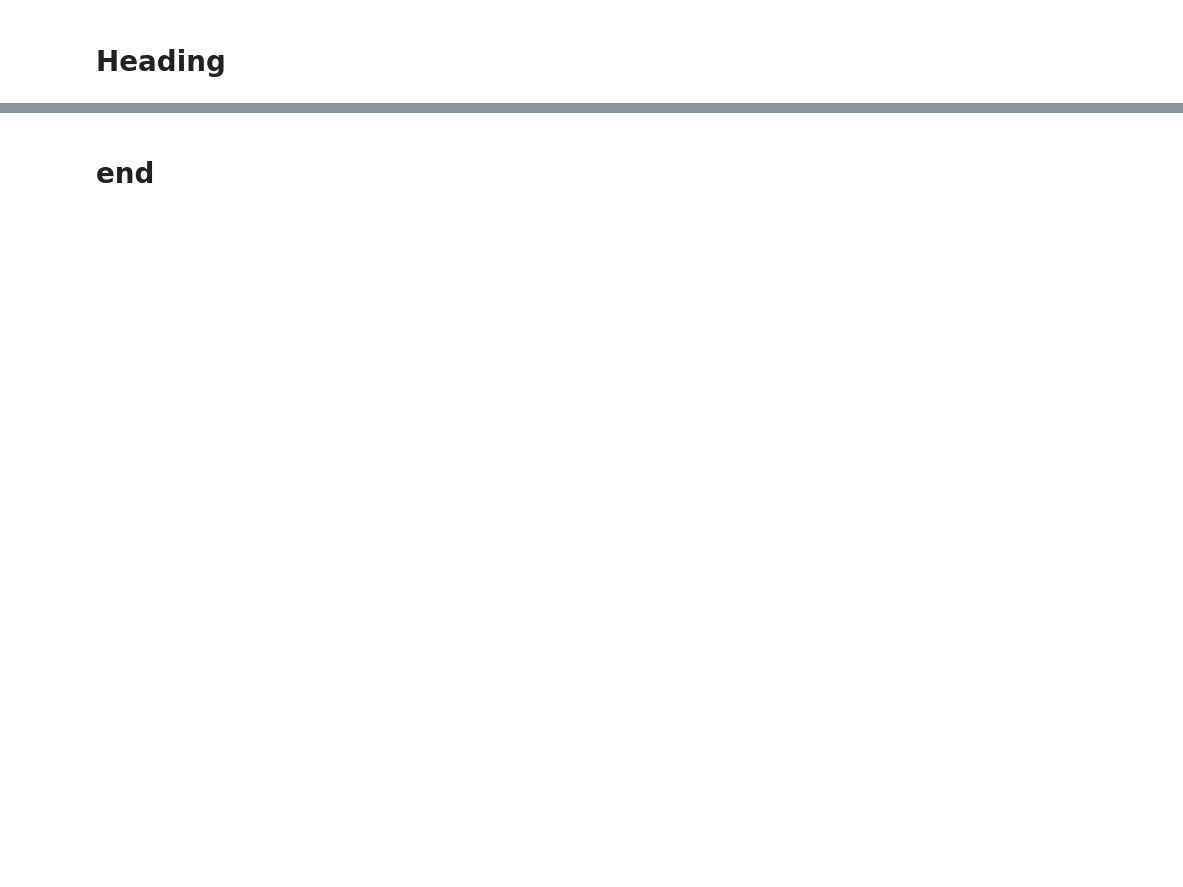
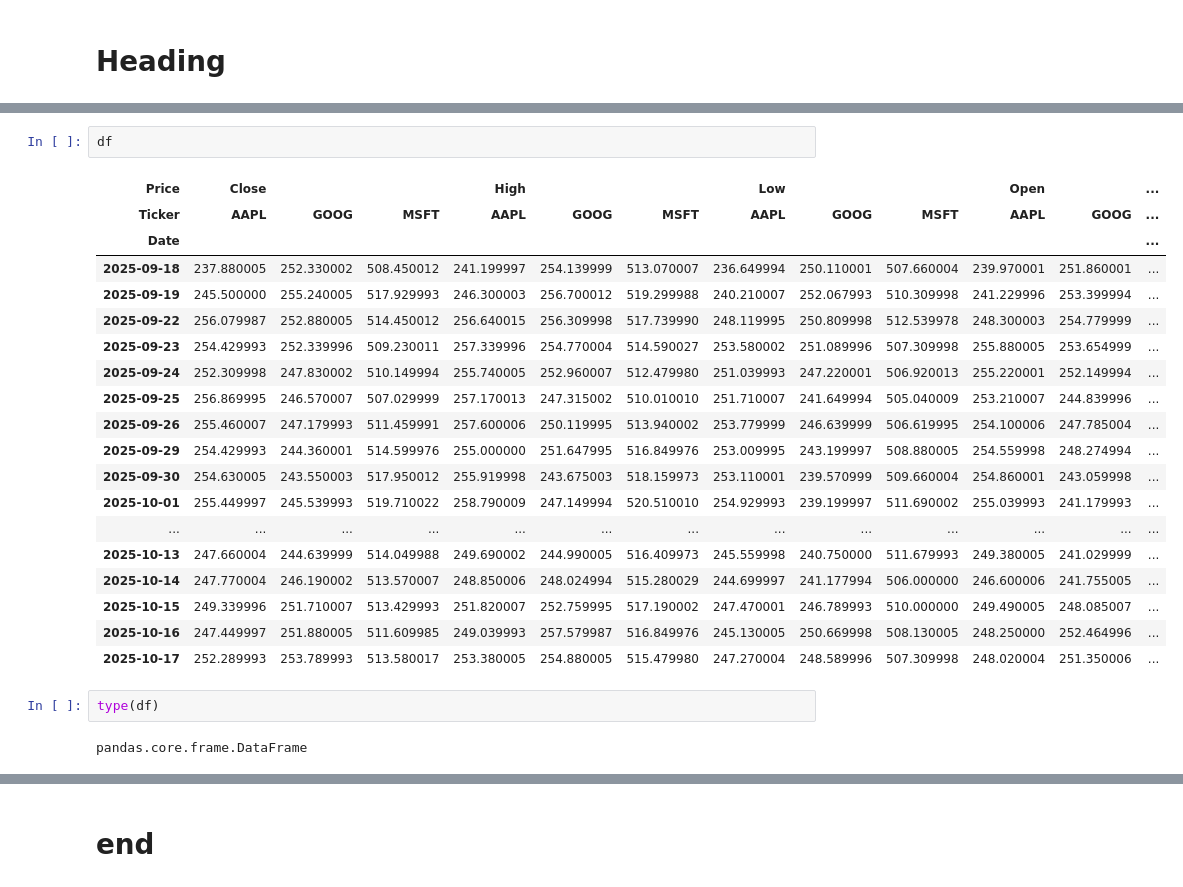
Before and after one commit to callagg2/computer_infrastructure, a Jupyter notebook: weekly-tasks/problems.ipynb, the cells around one changed output, grey strips where cells are left out. Drawn from its saved outputs; the diff is of its cells as text; blank space fills up the shorter version.

```diff
--- a/weekly-tasks/problems.ipynb
+++ b/weekly-tasks/problems.ipynb
@@ -19,0 +159,26 @@ yfinance.Ticker object <MSFT>
+# %%
+df
+# %% [output]
+| Price | Close |  |  | High |  |  | Low |  |  | Open |  | ... |
+| Ticker | AAPL | GOOG | MSFT | AAPL | GOOG | MSFT | AAPL | GOOG | MSFT | AAPL | GOOG | ... |
+| Date |  |  |  |  |  |  |  |  |  |  |  | ... |
+| 2025-09-18 | 237.880005 | 252.330002 | 508.450012 | 241.199997 | 254.139999 | 513.070007 | 236.649994 | 250.110001 | 507.660004 | 239.970001 | 251.860001 | ... |
+| 2025-09-19 | 245.500000 | 255.240005 | 517.929993 | 246.300003 | 256.700012 | 519.299988 | 240.210007 | 252.067993 | 510.309998 | 241.229996 | 253.399994 | ... |
+| 2025-09-22 | 256.079987 | 252.880005 | 514.450012 | 256.640015 | 256.309998 | 517.739990 | 248.119995 | 250.809998 | 512.539978 | 248.300003 | 254.779999 | ... |
+| 2025-09-23 | 254.429993 | 252.339996 | 509.230011 | 257.339996 | 254.770004 | 514.590027 | 253.580002 | 251.089996 | 507.309998 | 255.880005 | 253.654999 | ... |
+| 2025-09-24 | 252.309998 | 247.830002 | 510.149994 | 255.740005 | 252.960007 | 512.479980 | 251.039993 | 247.220001 | 506.920013 | 255.220001 | 252.149994 | ... |
+| 2025-09-25 | 256.869995 | 246.570007 | 507.029999 | 257.170013 | 247.315002 | 510.010010 | 251.710007 | 241.649994 | 505.040009 | 253.210007 | 244.839996 | ... |
+| 2025-09-26 | 255.460007 | 247.179993 | 511.459991 | 257.600006 | 250.119995 | 513.940002 | 253.779999 | 246.639999 | 506.619995 | 254.100006 | 247.785004 | ... |
+| 2025-09-29 | 254.429993 | 244.360001 | 514.599976 | 255.000000 | 251.647995 | 516.849976 | 253.009995 | 243.199997 | 508.880005 | 254.559998 | 248.274994 | ... |
+| 2025-09-30 | 254.630005 | 243.550003 | 517.950012 | 255.919998 | 243.675003 | 518.159973 | 253.110001 | 239.570999 | 509.660004 | 254.860001 | 243.059998 | ... |
+| 2025-10-01 | 255.449997 | 245.539993 | 519.710022 | 258.790009 | 247.149994 | 520.510010 | 254.929993 | 239.199997 | 511.690002 | 255.039993 | 241.179993 | ... |
+| ... | ... | ... | ... | ... | ... | ... | ... | ... | ... | ... | ... | ... |
+| 2025-10-13 | 247.660004 | 244.639999 | 514.049988 | 249.690002 | 244.990005 | 516.409973 | 245.559998 | 240.750000 | 511.679993 | 249.380005 | 241.029999 | ... |
+| 2025-10-14 | 247.770004 | 246.190002 | 513.570007 | 248.850006 | 248.024994 | 515.280029 | 244.699997 | 241.177994 | 506.000000 | 246.600006 | 241.755005 | ... |
+| 2025-10-15 | 249.339996 | 251.710007 | 513.429993 | 251.820007 | 252.759995 | 517.190002 | 247.470001 | 246.789993 | 510.000000 | 249.490005 | 248.085007 | ... |
+| 2025-10-16 | 247.449997 | 251.880005 | 511.609985 | 249.039993 | 257.579987 | 516.849976 | 245.130005 | 250.669998 | 508.130005 | 248.250000 | 252.464996 | ... |
+| 2025-10-17 | 252.289993 | 253.789993 | 513.580017 | 253.380005 | 254.880005 | 515.479980 | 247.270004 | 248.589996 | 507.309998 | 248.020004 | 251.350006 | ... |
+# %%
+type(df)
+# %% [output]
+pandas.core.frame.DataFrame
```
Also changed, not shown: parts of 18 cells of this notebook.
